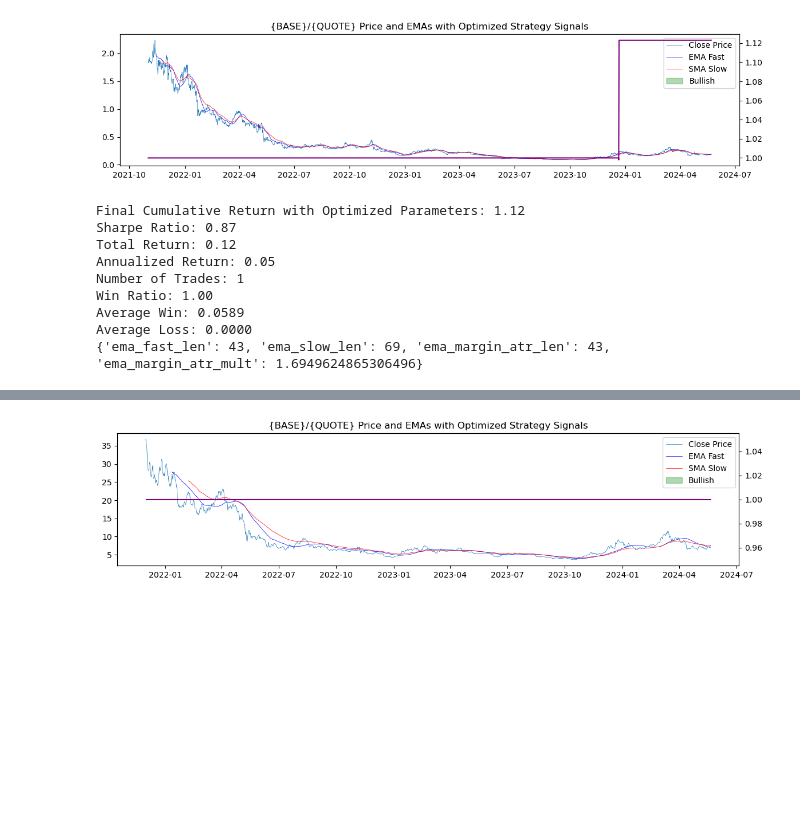
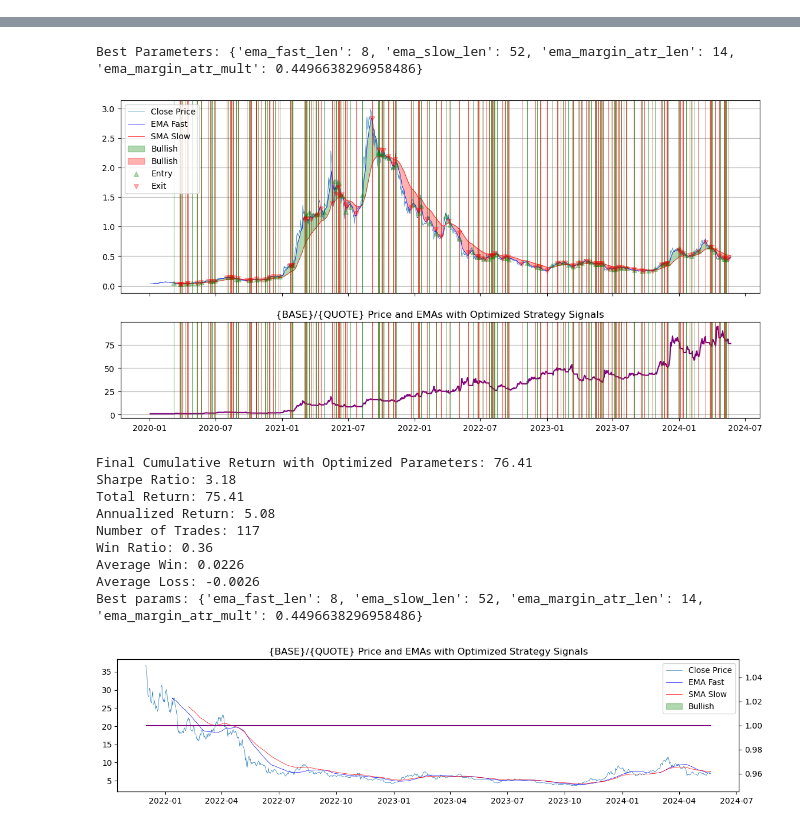
Before and after one commit to petarkabashki/pk-crypto-tools, a Jupyter notebook: research/ChatGPT/CTO-Larsen.ipynb, the cells around one changed output, grey strips where cells are left out. Saved outputs shown, nothing was run; the diff lists cells and outputs as text; code cells hidden in the pictures; blank space fills up the shorter version.

```diff
--- a/research/ChatGPT/CTO-Larsen.ipynb
+++ b/research/ChatGPT/CTO-Larsen.ipynb
@@ -186,14 +251,21 @@ Best Parameters: {'ema_fast_len': 43, 'ema_slow_len': 69, 'ema_margin_atr_len':
-# %%
-print_performance(data,best_params)
-print(best_params)
-# %% [output]
-[figure, removed]
-Final Cumulative Return with Optimized Parameters: 1.12
-Sharpe Ratio: 0.87
-Total Return: 0.12
-Annualized Return: 0.05
-Number of Trades: 1
-Win Ratio: 1.00
-Average Win: 0.0589
-Average Loss: 0.0000
-{'ema_fast_len': 43, 'ema_slow_len': 69, 'ema_margin_atr_len': 43, 'ema_margin_atr_mult': 1.6949624865306496}
+# %%
+# Load the data
+data = load_candles('ALGO','USDT','1h')
+ohlc_dict = {
+    'open': 'first',
+    'high': 'max',
+    'low': 'min',
+    'close': 'last',
+    'volume': 'sum'
+}
+
+data = data.resample('31H').agg(ohlc_dict)
+
+# data = data['2021-11-01':].copy()
+study = optimize(data)
+best_params = study.best_params
+# window = data['2023-10':'2025-01'].index
+window = None
+print_performance(data,best_params,window=window)
+print(f'Best params: {best_params}')
+# %% [output]
@@ -200,3 +289,14 @@ Average Loss: 0.0000
+Best Parameters: {'ema_fast_len': 8, 'ema_slow_len': 52, 'ema_margin_atr_len': 14, 'ema_margin_atr_mult': 0.4496638296958486}
+[figure, added]
+Final Cumulative Return with Optimized Parameters: 76.41
+Sharpe Ratio: 3.18
+Total Return: 75.41
+Annualized Return: 5.08
+Number of Trades: 117
+Win Ratio: 0.36
+Average Win: 0.0226
+Average Loss: -0.0026
+Best params: {'ema_fast_len': 8, 'ema_slow_len': 52, 'ema_margin_atr_len': 14, 'ema_margin_atr_mult': 0.4496638296958486}
 # %%
 data2 = load_candles('DOT','USDT','1d')
 data2 = data2['2021-12-01':]
```
Also changed, not shown: parts of 2 cells of this notebook, 1 other file.
